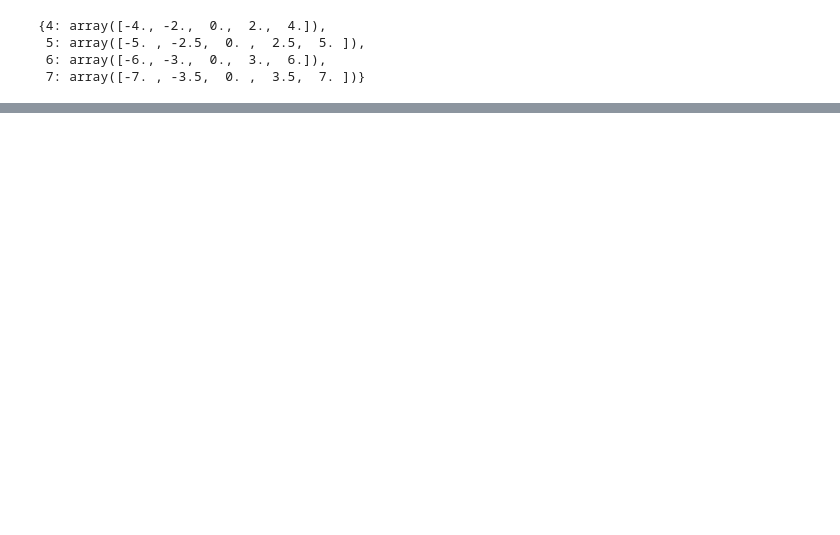
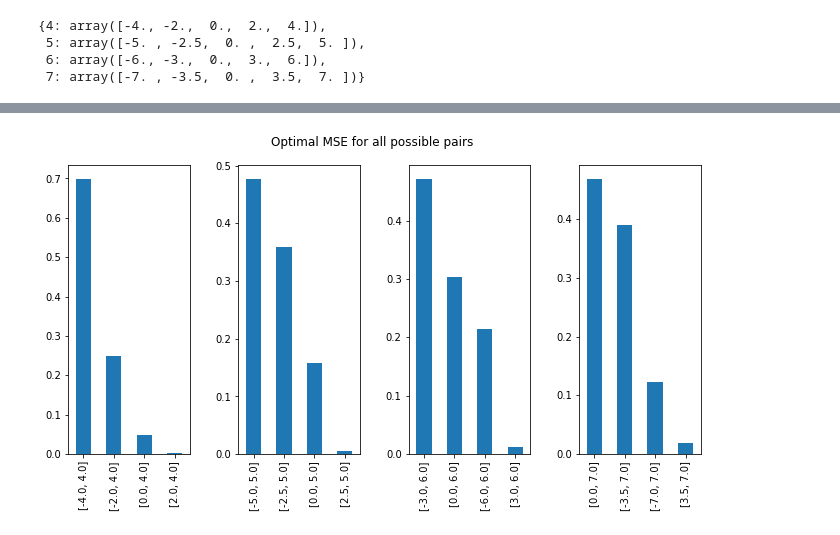
Before and after one commit to smsegal/DHDRNet, a Jupyter notebook: dhdrnet/notebooks/histograms.ipynb, the cells around one changed output, grey strips where cells are left out. Saved outputs shown, nothing was run; the diff lists cells and outputs as text; code cells hidden in the pictures; blank space fills up the shorter version.

```diff
--- a/dhdrnet/notebooks/histograms.ipynb
+++ b/dhdrnet/notebooks/histograms.ipynb
@@ -120,0 +52,4 @@ plt.hist(x,bins=100)
+# %%
+optdf = pd.read_csv(ROOT_DIR / "opt_pairs_new.csv")
+optdf = optdf.set_index("name")
+optdf
@@ -120,0 +71,3 @@ plt.hist(x,bins=100)
+# %%
+ev_maximums = list(range(4,8))
+ev_maximums
@@ -120,0 +76,22 @@ plt.hist(x,bins=100)
+# %%
+from collections import defaultdict
+# groups = defaultdict(list)
+groups = {}
+mse_groups = {}
+ssim_groups = {}
+for ev_max in ev_maximums:
+    for ev_pair, colname in zip(map(parse_range, optdf.columns),optdf.columns):
+        if all(ev in ev_categories[ev_max] for ev in ev_pair):
+            metric = "_".join(colname.split("_")[:-1])
+#             groups[colname] = f"{metric}_ev_{ev_max}"
+            if metric == "mse":
+                mse_groups[colname] = ev_max
+            if "ssim" in metric:
+                ssim_groups[colname] = f"{metric}_ev_{ev_max}"
+
+# grouped = optdf.groupby(groups, axis=1)
+opt_mse = optdf.groupby(mse_groups,axis=1)
+opt_ssim = optdf.groupby(ssim_groups,axis=1)
+# %%
+opt_choice_mse = opt_mse.idxmin(axis=1).applymap(parse_range)
+opt_choice_ssim = opt_ssim.idxmax(axis=1).applymap(parse_range)
@@ -120,0 +132,15 @@ plt.hist(x,bins=100)
+# %%
+fig, ax = plt.subplots(1,len(opt_choice_mse.columns), sharey=False)
+fig.tight_layout()
+for i, feat in enumerate(opt_choice_mse):
+    opt_choice_mse[feat].value_counts(normalize=True).plot(
+        kind='bar',
+        ax=ax[i],
+        figsize=(10,5)
+    )
+fig.suptitle("Optimal MSE for all possible pairs")
+plt.subplots_adjust(top=0.9, wspace=0.4)
+plt.savefig("mse_optimal")
+fig.show()
+# %% [output]
+[figure, added]
```
Also changed, not shown: parts of 16 cells of this notebook, 5 other files.
